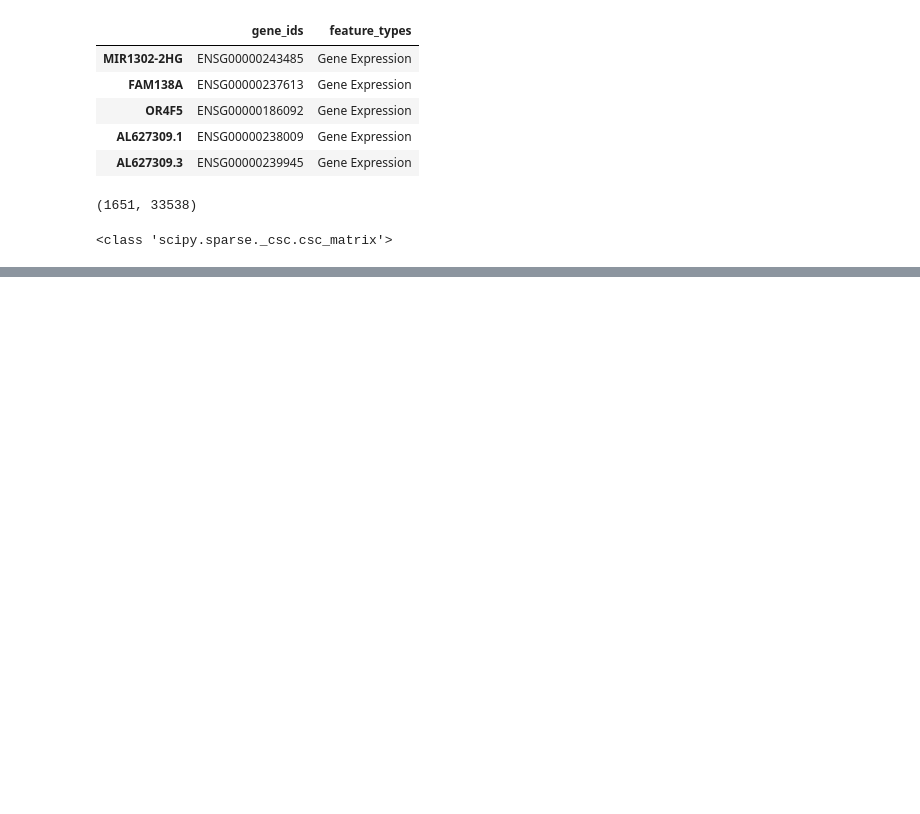
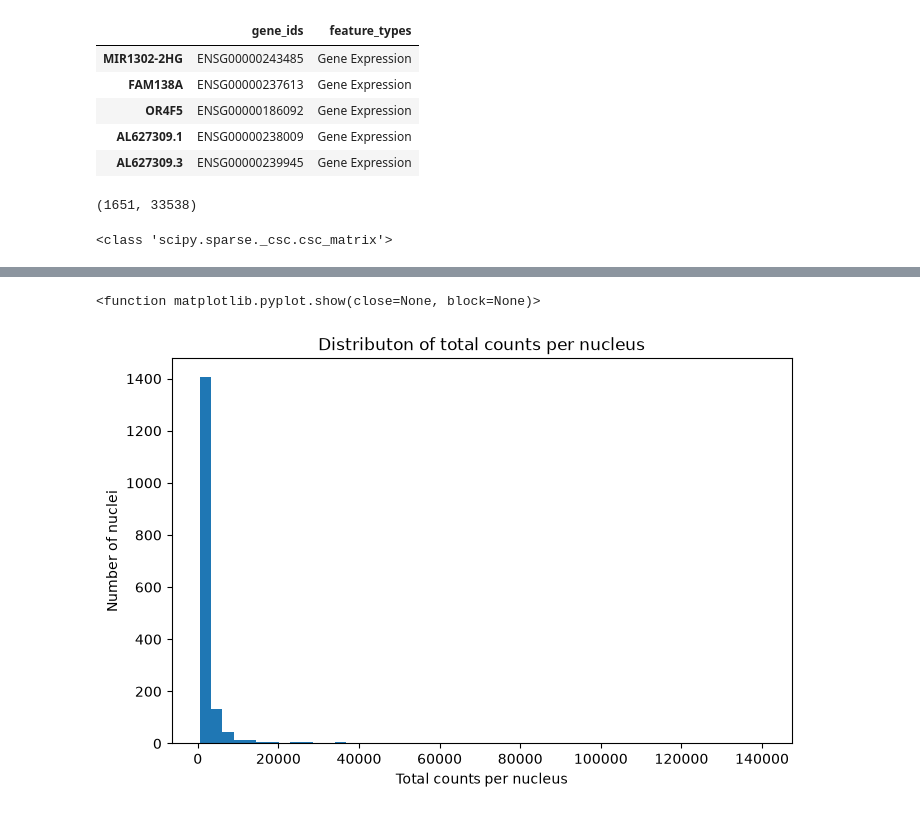
Before and after one commit to panmeng0614-arch/crc-bioai-transition, a Jupyter notebook: notebooks/crc_realdata_day1.ipynb, the cells around one changed output, grey strips where cells are left out. Cells and saved outputs as stored; diff of their text form; code cells hidden in the pictures; blank space fills up the shorter version.

```diff
--- a/notebooks/crc_realdata_day1.ipynb
+++ b/notebooks/crc_realdata_day1.ipynb
@@ -57,0 +136,16 @@ print(type(adata.X))
+# %%
+plt.figure(figsize=(8,5))
+
+plt.hist(
+    adata.obs["total_counts"],
+    bins=50
+)
+
+plt.xlabel("Total counts per nucleus")
+plt.ylabel("Number of nuclei")
+plt.title("Distributon of total counts per nucleus")
+
+plt.show
+# %% [output]
+<function matplotlib.pyplot.show(close=None, block=None)>
+[figure, added]
```
Also changed, not shown: parts of 8 cells of this notebook, 1 other file.
